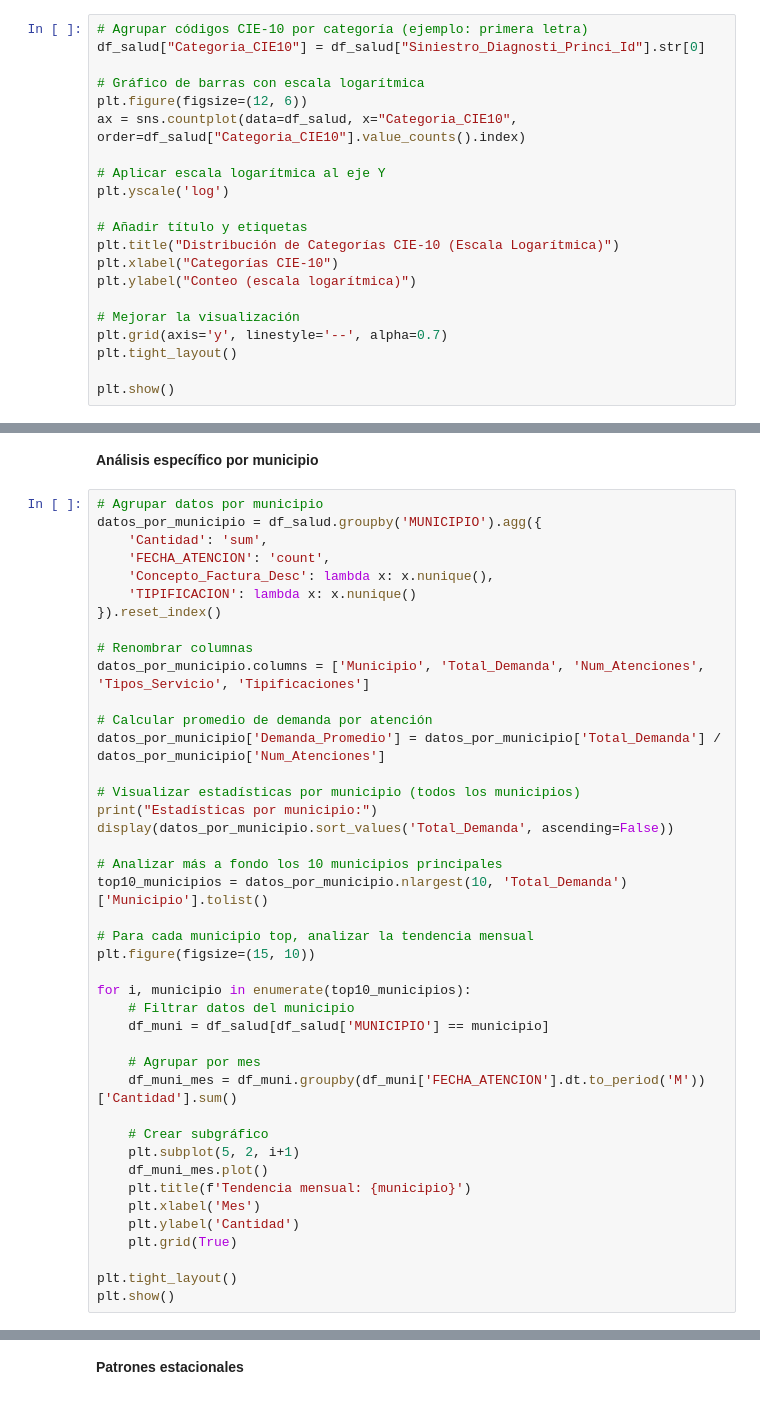
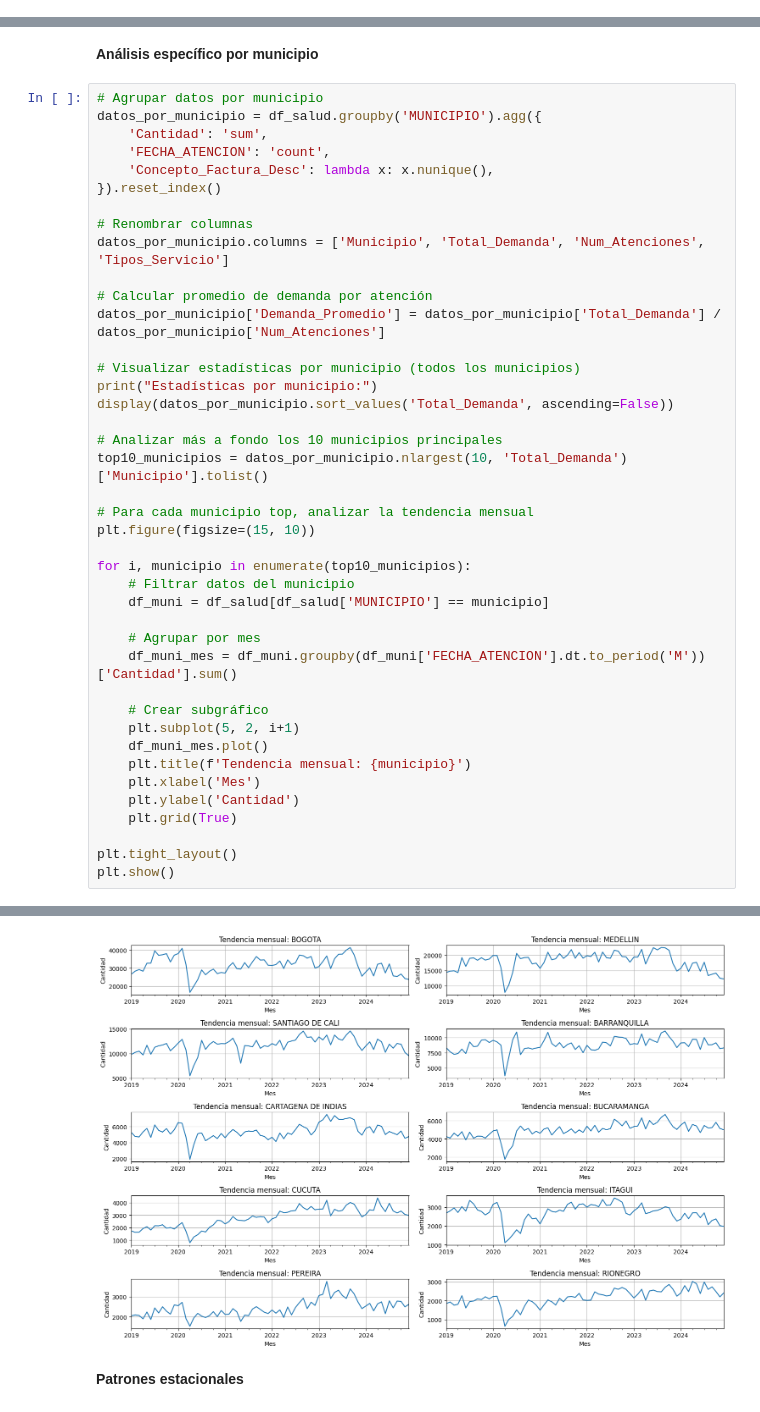
Before and after one commit to luencaro/Data-Challenge-Pro, a Jupyter notebook: data-challenge.ipynb, the cells around one changed output, grey strips where cells are left out. Saved outputs shown, nothing was run; the diff lists cells and outputs as text.

Commit message:
Kaggle Notebook | data_challenge | Clean version of Notebook

```diff
--- a/data-challenge.ipynb
+++ b/data-challenge.ipynb
@@ -93,24 +203,3 @@ plt.show()
-# %%
-# Agrupar códigos CIE-10 por categoría (ejemplo: primera letra)
-df_salud["Categoria_CIE10"] = df_salud["Siniestro_Diagnosti_Princi_Id"].str[0]
-
-# Gráfico de barras con escala logarítmica
-plt.figure(figsize=(12, 6))
-ax = sns.countplot(data=df_salud, x="Categoria_CIE10", order=df_salud["Categoria_CIE10"].value_counts().index)
-
-# Aplicar escala logarítmica al eje Y
-plt.yscale('log')
-
-# Añadir título y etiquetas
-plt.title("Distribución de Categorías CIE-10 (Escala Logarítmica)")
-plt.xlabel("Categorías CIE-10")
-plt.ylabel("Conteo (escala logarítmica)")
-
-# Mejorar la visualización
-plt.grid(axis='y', linestyle='--', alpha=0.7)
-plt.tight_layout()
-
-plt.show()
 # %%
 # Asegurarse de que FECHA_ATENCION es datetime
 df_salud['Mes'] = df_salud['FECHA_ATENCION'].dt.to_period('M')
@@ -190,11 +285,10 @@ datos_por_municipio = df_salud.groupby('MUNICIPIO').agg({
     'Cantidad': 'sum',
     'FECHA_ATENCION': 'count',
     'Concepto_Factura_Desc': lambda x: x.nunique(),
-    'TIPIFICACION': lambda x: x.nunique()
 }).reset_index()
 
 # Renombrar columnas
-datos_por_municipio.columns = ['Municipio', 'Total_Demanda', 'Num_Atenciones', 'Tipos_Servicio', 'Tipificaciones']
+datos_por_municipio.columns = ['Municipio', 'Total_Demanda', 'Num_Atenciones', 'Tipos_Servicio']
 
 # Calcular promedio de demanda por atención
 datos_por_municipio['Demanda_Promedio'] = datos_por_municipio['Total_Demanda'] / datos_por_municipio['Num_Atenciones']
@@ -226,3 +320,4 @@ for i, municipio in enumerate(top10_municipios):
 
 plt.tight_layout()
 plt.show()
+# %% [output]
@@ -229,3 +338,4 @@ plt.show()
+[figure, added]
 # %% [markdown]
 **Patrones estacionales**
 # %%
```
Also changed, not shown: parts of 28 cells of this notebook.
